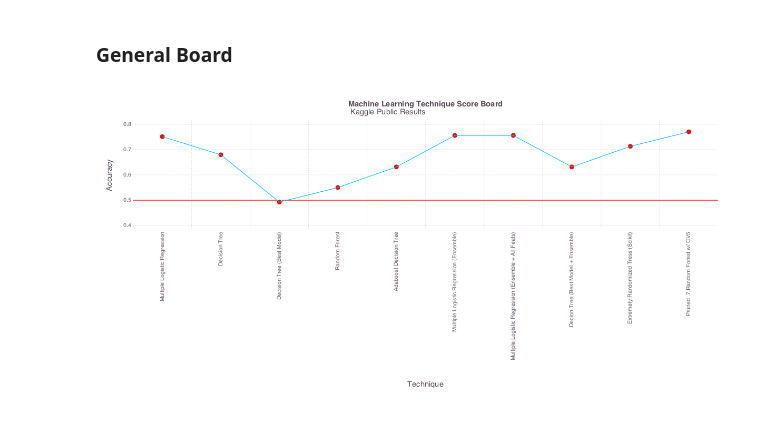
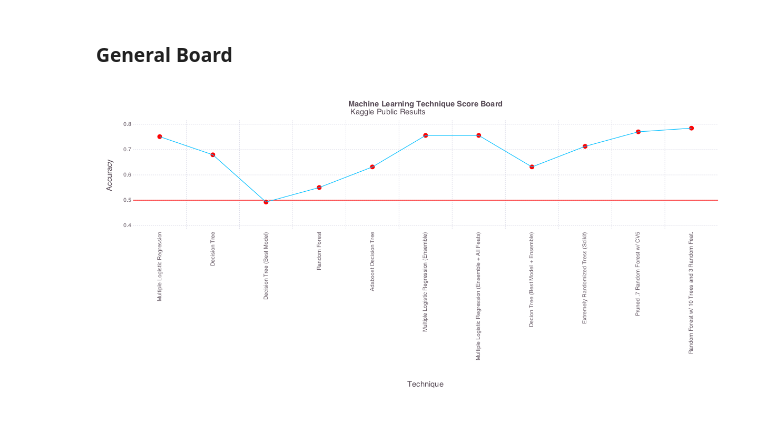
Before and after one commit to dmoliveira/My-Data-Science-Toolbox, a Jupyter notebook: Kaggle/titanic_machine_learning_from_disaster/Titanic Machine Learning From Disaster - Score Board (Updated).ipynb, the cells around one changed output. Cells and saved outputs as stored; diff of their text form; code cells hidden in the pictures.

```diff
--- a/Kaggle/titanic_machine_learning_from_disaster/Titanic Machine Learning From Disaster - Score Board (Updated).ipynb
+++ b/Kaggle/titanic_machine_learning_from_disaster/Titanic Machine Learning From Disaster - Score Board (Updated).ipynb
@@ -11,22 +11,22 @@ using Gadfly
 # %% [markdown]
 ### General Board
 # %%
-acc = [0.75120, 0.67943, 0.49282, 0.55024, 0.63158, 0.75598, 0.75598, 0.63158, 0.71292, 0.77033]
+acc = [0.75120, 0.67943, 0.49282, 0.55024, 0.63158, 0.75598, 0.75598, 0.63158, 0.71292, 0.77033, 0.78469]
 mltech = ["Multiple Logistic Regression", "Decision Tree", "Decision Tree (Best Model)",
           "Random Forest", "Adaboost Decision Tree", "Multiple Logistic Regression (Ensemble)",
           "Multiple Logistic Regression (Ensemble + All Feats)",
           "Decion Tree (Best Model + Ensemble)", "Extremely Randomized Tress (Scikit)",
-          "Pruned .7 Random Forest w/ CV5"
+          "Pruned .7 Random Forest w/ CV5", "Random Forest w/ 10 Trees and 3 Random Feat."
     ]
 set_default_plot_size(1200px, 600px)
 plot(layer(x=mltech, y=acc, Geom.line),
      layer(x=mltech, y=acc, Geom.point, Theme(default_color=colorant"red", default_point_size=5px)),
      layer(yintercept=[.5], Geom.hline, Theme(default_color=colorant"red")),
      Scale.x_discrete,
      Guide.title("<b>Machine Learning Technique Score Board</b>\n Kaggle Public Results"),
      Guide.xlabel("Technique"), Guide.ylabel("Accuracy"))
 # %% [output]
-[figure, old version]
+[figure, new version]
 # %% [markdown]
 Submission | Technique | Parameters | Features | Input Tech. | Training Results | Public Kaggle Results
 :---------:|:---------:|:----------:|:--------:|:-----------:|:----------------:|:--------------------:
```
Also changed, not shown: parts of 1 cell of this notebook, 5 other files.
